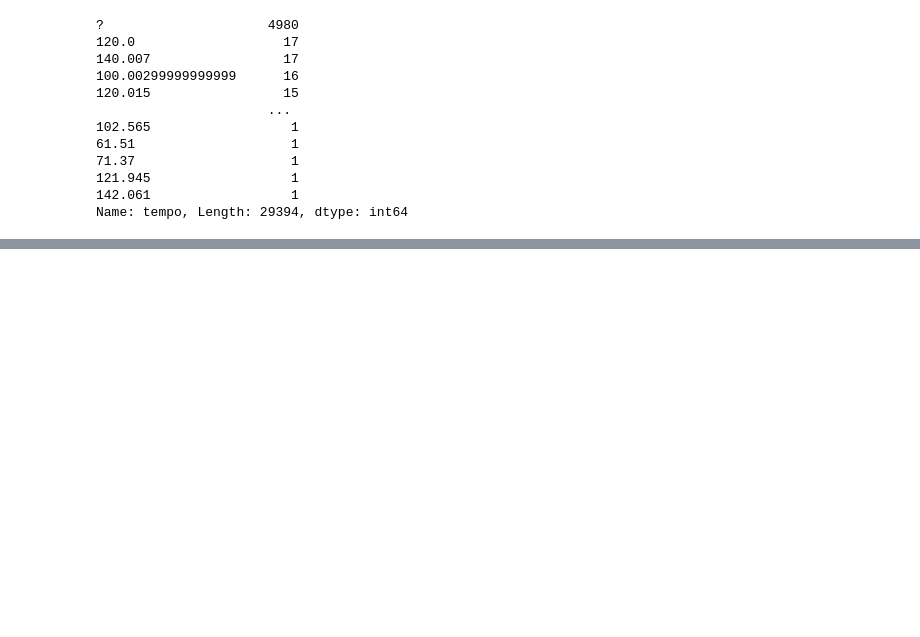
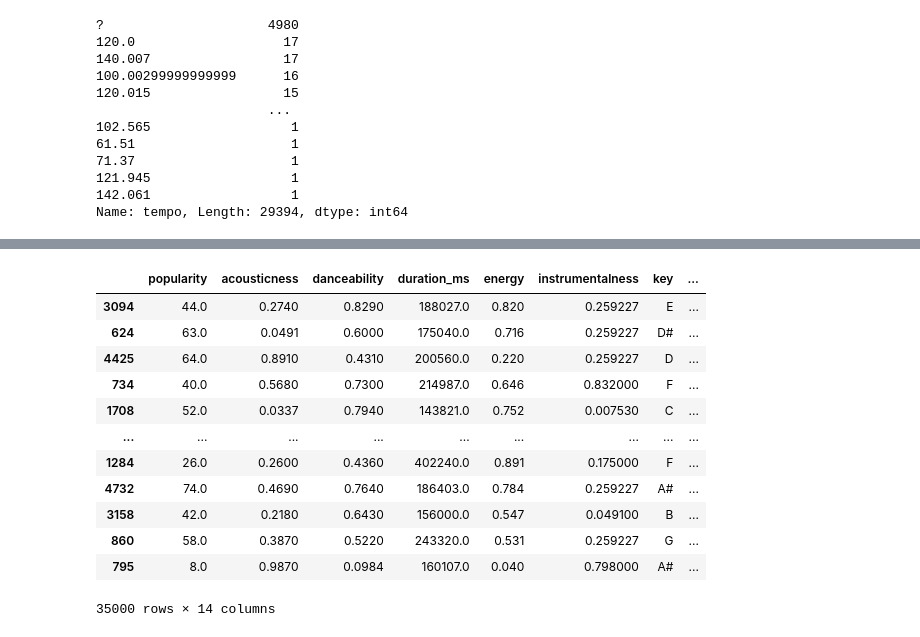
Before and after one commit to jerryzhuang0914/COMP309_Assignment3, a Jupyter notebook: Kaggle Competition.ipynb, the cells around one changed output, grey strips where cells are left out. Cells and saved outputs as stored; diff of their text form; code cells hidden in the pictures; blank space fills up the shorter version.

Commit message:
done initial data preprocessing

```diff
--- a/Kaggle Competition.ipynb
+++ b/Kaggle Competition.ipynb
@@ -378,0 +375,31 @@ Lower bound: (array([], dtype=int64),)
+# %%
+# simple data imputation
+X_train_1['popularity']=X_train_1['popularity'].fillna(X_train_1['popularity'].mean())
+X_train_1['duration_ms']=X_train_1['duration_ms'].fillna(X_train_1['duration_ms'].mean())
+X_train_1['instrumentalness']=X_train_1['instrumentalness'].fillna(X_train_1['instrumentalness'].mean())
+X_train_1['tempo']=X_train_1['tempo'].fillna(X_train_1['tempo'].mean())
+X_train_1['acousticness']=X_train_1['acousticness'].fillna(X_train_1['acousticness'].mean())
+X_train_1['loudness']=X_train_1['loudness'].fillna(X_train_1['loudness'].mean())
+X_train_1['valence']=X_train_1['valence'].fillna(X_train_1['valence'].mean())
+# %%
+# Encoding Categorial Data
+# Ordinal Encoding to key
+encoder = OrdinalEncoder()
+ordinal_encoded = encoder.fit_transform(X_train.key.values.reshape(-1, 1))
+dfOrdinal = pd.DataFrame(ordinal_encoded)
+X_train_1.insert(loc = 7, column = 'OrdinalEncoded_Key', value = dfOrdinal)
+X_train_1
+# %% [output]
+|  | popularity | acousticness | danceability | duration_ms | energy | instrumentalness | key | ... |
+| 3094 | 44.0 | 0.2740 | 0.8290 | 188027.0 | 0.820 | 0.259227 | E | ... |
+| 624 | 63.0 | 0.0491 | 0.6000 | 175040.0 | 0.716 | 0.259227 | D# | ... |
+| 4425 | 64.0 | 0.8910 | 0.4310 | 200560.0 | 0.220 | 0.259227 | D | ... |
+| 734 | 40.0 | 0.5680 | 0.7300 | 214987.0 | 0.646 | 0.832000 | F | ... |
+| 1708 | 52.0 | 0.0337 | 0.7940 | 143821.0 | 0.752 | 0.007530 | C | ... |
+| ... | ... | ... | ... | ... | ... | ... | ... | ... |
+| 1284 | 26.0 | 0.2600 | 0.4360 | 402240.0 | 0.891 | 0.175000 | F | ... |
+| 4732 | 74.0 | 0.4690 | 0.7640 | 186403.0 | 0.784 | 0.259227 | A# | ... |
+| 3158 | 42.0 | 0.2180 | 0.6430 | 156000.0 | 0.547 | 0.049100 | B | ... |
+| 860 | 58.0 | 0.3870 | 0.5220 | 243320.0 | 0.531 | 0.259227 | G | ... |
+| 795 | 8.0 | 0.9870 | 0.0984 | 160107.0 | 0.040 | 0.798000 | A# | ... |
+35000 rows × 14 columns
```
Also changed, not shown: parts of 14 cells of this notebook.
